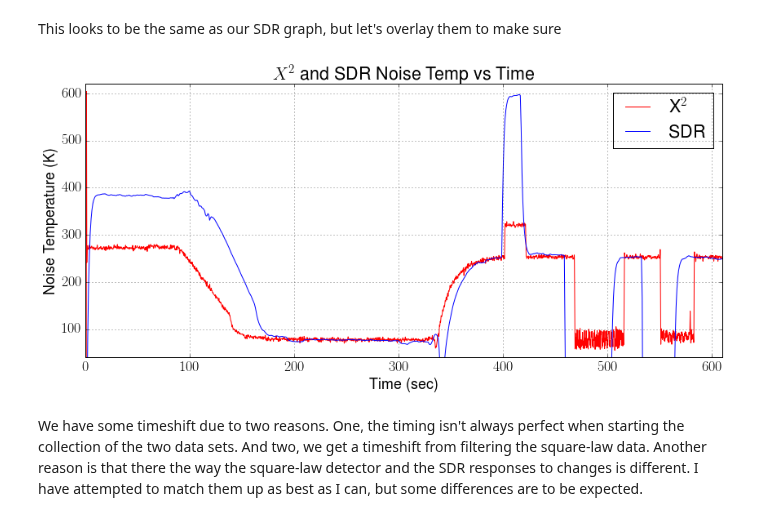
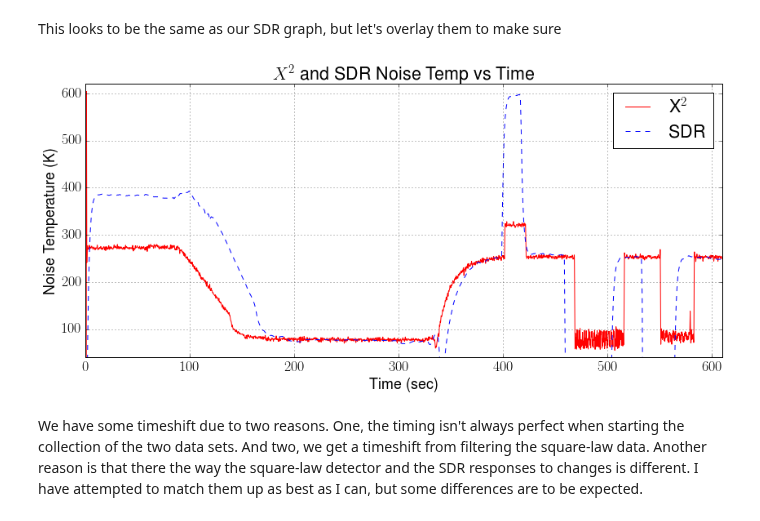
Before and after one commit to matgyver/Radiometer-SDR-Thesis, a Jupyter notebook: Experiments/Exp4/radiometer_experiment_4.ipynb, the cells around one changed output. Cells and saved outputs as stored; diff of their text form; code cells hidden in the pictures.

```diff
--- a/Experiments/Exp4/radiometer_experiment_4.ipynb
+++ b/Experiments/Exp4/radiometer_experiment_4.ipynb
@@ -258,17 +258,17 @@ This looks to be the same as our SDR graph, but let's overlay them to make sure
 # %%
 fig = plt.figure(figsize=(14,6), dpi=300)
 plot(w,x2_calib,'r',label='X^2')
-plot(y,g,'b',label='SDR')
+plot(y,g,'b--',label='SDR')
 xlabel('Time (sec)')
 ylabel('Noise Temperature (K)')
 title('$X^2$ and SDR Noise Temp vs Time')
 axis([0, 610, 40, 620])
 grid(True)
 legend(loc='upper right')
 fig.savefig("calib_unfiltered_both.pdf", dpi=300)
 fig.savefig("calib_unfiltered_both.png", dpi=300)
 # %% [output]
-[figure, old version]
+[figure, new version]
 # %% [markdown]
 We have some timeshift due to two reasons.  One, the timing isn't always perfect when starting the collection of the two data sets.  And two, we get a timeshift from filtering the square-law data.  Another reason is that there the way the square-law detector and the SDR responses to changes is different.  I have attempted to match them up as best as I can, but some differences are to be expected.
 # %% [markdown]
```
Also changed, not shown: parts of 4 cells of this notebook, 50 other files.
